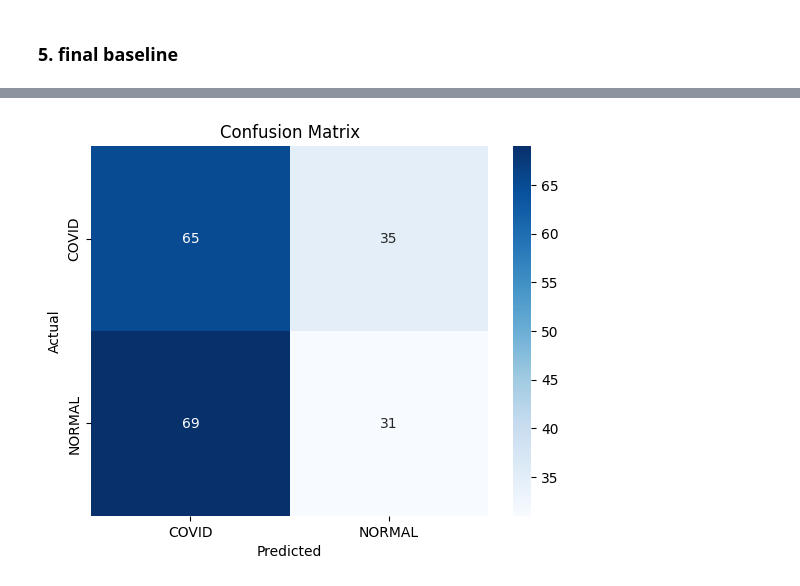
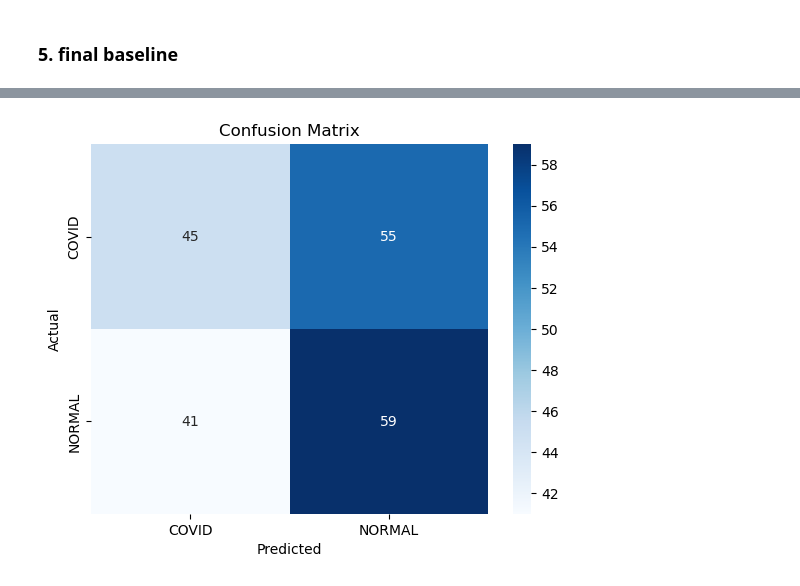
Before and after one commit to marcinjedrych/Project-AI, a Jupyter notebook: baseline.ipynb, the cells around one changed output, grey strips where cells are left out. Drawn from its saved outputs; the diff is of its cells as text; code cells hidden in the pictures.

Commit message:
run baselin model final run

```diff
--- a/baseline.ipynb
+++ b/baseline.ipynb
@@ -242,43 +274,11 @@ WARNING:tensorflow:From c:\Users\friev\OneDrive - UGent\MaStat\Big Data Science\
 # %%
-training_data_gen = training_data_Pipeline(128, img_size, train_dir)
-val_data_gen = test_validation_data_Pipeline(128, img_size, train_dir, val_dir)
-full_data_gen = concat_generators(training_data_gen, val_data_gen)
+## fit final baseline model
+final_baseline_model = build_base_model(filter, dropout_rate, optimizer_choice, learning_rate, METRICS)
 
-total_train = train_data_gen.samples + val_data_gen.samples
-
-
-learning_rate = 0.001
-dropout_rate = 0.3
-filters = 32
-optimizer = 'sgd'
-
-final_model = models.Sequential()
-
-# Convolutional Part
-final_model.add(layers.Input(shape=(128, 128, 3)))
-final_model.add(layers.Conv2D(filters, (3, 3), activation='relu'))  # First conv layer
-final_model.add(layers.MaxPooling2D(2, 2))                          # Pooling
-final_model.add(layers.BatchNormalization())                        # Normalization
-final_model.add(layers.Conv2D(filters, (3, 3), activation='relu'))      # Second conv layer
-final_model.add(layers.MaxPooling2D(2, 2))                          # Pooling
-
-# Fully Connected Part
-final_model.add(layers.Flatten())
-final_model.add(layers.Dense(64, activation='relu'))          # Dense layer
-final_model.add(layers.Dropout(dropout_rate))                                # Dropout layer
-
-# Output layer
-final_model.add(layers.Dense(1, activation='sigmoid'))             # Binary classification
-
-optimizer = keras.optimizers.Adam(learning_rate = learning_rate)
-final_model.compile(optimizer=optimizer, loss=tf.keras.losses.BinaryCrossentropy(), metrics=METRICS)
-
-history = model.fit(
+history = final_baseline_model.fit(
     full_data_gen,
     batch_size=batch_size,
-    steps_per_epoch=total_train // batch_size,
-    epochs=epochs,
-    validation_data=val_data_gen,
-    validation_steps=total_val // batch_size
+    steps_per_epoch= math.ceil(total_train / batch_size),
+    epochs=epochs
 )
 # %% [output]
@@ -322,7 +322,7 @@ Test Accuracy: 0.5700
 # %%
 # confusion matrix
 y_true = test_data_gen.classes
-y_pred_probs = final_model.predict(test_data_gen)
+y_pred_probs = final_baseline_model.predict(test_data_gen)
 y_pred = (y_pred_probs > 0.5).astype(int).flatten()
 
 plot_confusion_matrix(y_true, y_pred, test_data_gen)
@@ -331,3 +331,3 @@ plot_confusion_matrix(y_true, y_pred, test_data_gen)
-[figure, old version]
+[figure, new version]
 # %%
 # Plot a few samples from the test dataset without normalization with evaluation (after normalization)
```
Also changed, not shown: parts of 16 cells of this notebook, 6 other files.
